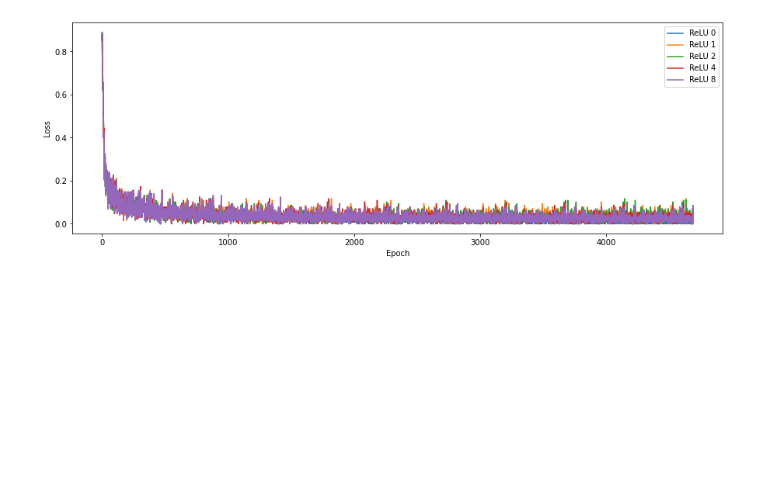
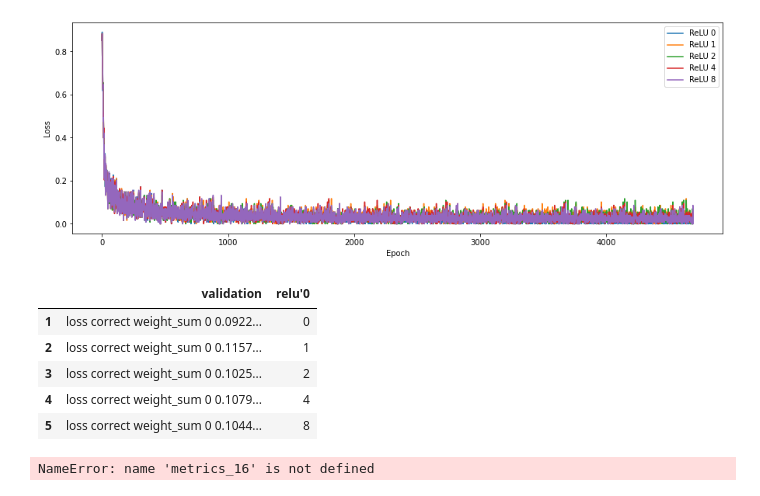
Before and after one commit to CS-433/ml-project-2-ristrettolearning-2, a Jupyter notebook: notebooks/fully_connected_experiment.ipynb, the cells around one changed output. Saved outputs shown, nothing was run; the diff lists cells and outputs as text; code cells hidden in the pictures; blank space fills up the shorter version.

```diff
--- a/notebooks/fully_connected_experiment.ipynb
+++ b/notebooks/fully_connected_experiment.ipynb
@@ -281,0 +293,23 @@ with open("output1_16.bin", "wb") as output: #Im storing the esperiment results
+# %%
+import pandas as pd
+import pickle
+
+with open("output1_16.bin", "rb") as data:
+    metrics_16 = pickle.load(data)
+# %%
+df_16 = pd.DataFrame(metrics_16)
+alphas = [0,0,1,2,4,8]
+# %%
+df_16["relu'0"] = alphas
+# %%
+df_16 = df_16.drop(0)
+# %%
+df_16.drop(columns=['train'], inplace=True)
+df_16
+# %% [output]
+|  | validation | relu'0 |
+| 1 | loss correct weight_sum 0 0.0922... | 0 |
+| 2 | loss correct weight_sum 0 0.1157... | 1 |
+| 3 | loss correct weight_sum 0 0.1025... | 2 |
+| 4 | loss correct weight_sum 0 0.1079... | 4 |
+| 5 | loss correct weight_sum 0 0.1044... | 8 |
@@ -281,0 +318,4 @@ with open("output1_16.bin", "wb") as output: #Im storing the esperiment results
+# %%
+metrics_16[0]['train'].info()
+# %% [output]
+NameError: name 'metrics_16' is not defined
```
Also changed, not shown: parts of 3 cells of this notebook, 7 other files.
